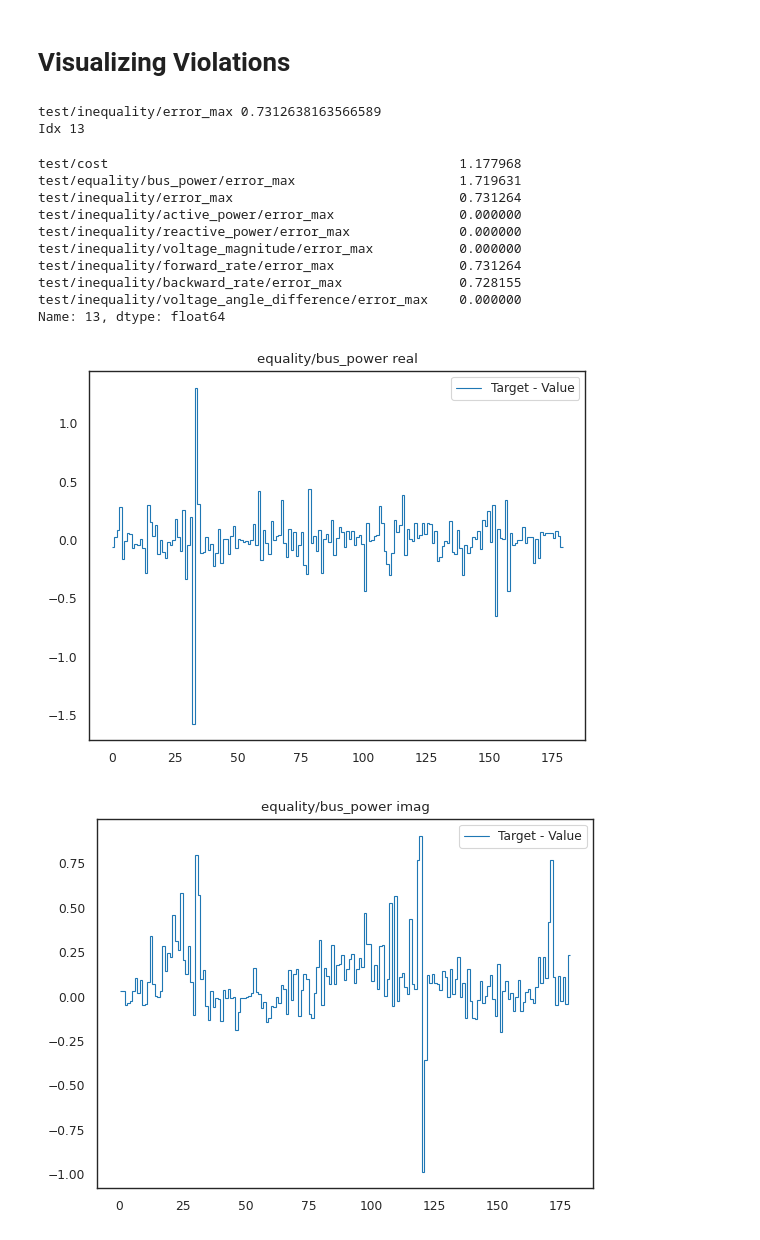
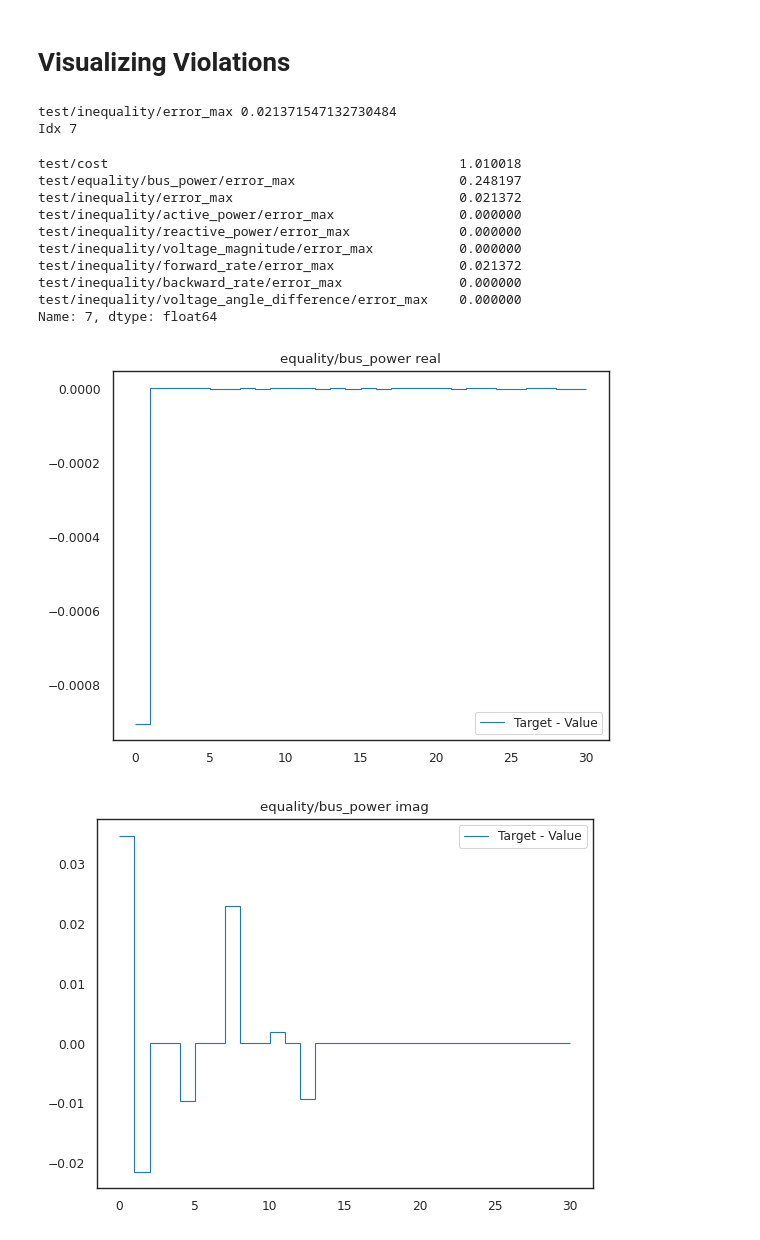
Before and after one commit to Damowerko/opf, a Jupyter notebook: notebooks/analysis.ipynb, the cells around one changed output. Saved outputs shown, nothing was run; the diff lists cells and outputs as text; code cells hidden in the pictures.

```diff
--- a/notebooks/analysis.ipynb
+++ b/notebooks/analysis.ipynb
@@ -26,6 +24,11 @@ run_id = "2jmue1ei"
+# %%
+run_uri = "wandb://damowerko/opf/2jmue1ei"
 # %%
+base, path = run_uri.split("://")
+if base != "wandb":
+    raise ValueError("Only wandb runs are supported")
 api = wandb.Api()
-run = api.run(f"damowerko/opf/{run_id}")
+run = api.run(path)
 
 run.config.update(data_dir="../data")
 dm = opf.dataset.CaseDataModule(**run.config)
@@ -33,7 +36,7 @@ barrier = utils.create_model(run.config).cpu().eval()
 
 # load checkpoint
 with TemporaryDirectory() as tmpdir:
-    artifact = api.artifact(f"damowerko/opf/model-{run_id}:best")
+    artifact = api.artifact(f"damowerko/opf/model-{run.id}:best")
     checkpoint_path = artifact.download(root=tmpdir)
     checkpoint = torch.load(Path(checkpoint_path) / "model.ckpt", map_location="cpu")
     barrier.load_state_dict(checkpoint["state_dict"], strict=True)
@@ -178,7 +181,7 @@ FlowLayout().all_open()
 # Visualizing Violations
 # %%
 sort_term = "test/inequality/error_max"
-quantile = 1
+quantile = 0.5
 
 s = df[sort_term]
 index = int((s.sort_values()[::-1] <= s.quantile(quantile)).idxmax())
@@ -198,32 +201,34 @@ df.iloc[index][
     ]
 ]
 # %% [output]
-test/inequality/error_max 0.7312638163566589
-Idx 13
+test/inequality/error_max 0.021371547132730484
+Idx 7
-test/cost                                             1.177968
-test/equality/bus_power/error_max                     1.719631
-test/inequality/error_max                             0.731264
+test/cost                                             1.010018
+test/equality/bus_power/error_max                     0.248197
+test/inequality/error_max                             0.021372
 test/inequality/active_power/error_max                0.000000
 test/inequality/reactive_power/error_max              0.000000
 test/inequality/voltage_magnitude/error_max           0.000000
-test/inequality/forward_rate/error_max                0.731264
-test/inequality/backward_rate/error_max               0.728155
+test/inequality/forward_rate/error_max                0.021372
+test/inequality/backward_rate/error_max               0.000000
 test/inequality/voltage_angle_difference/error_max    0.000000
-Name: 13, dtype: float64
+Name: 7, dtype: float64
 # %%
 # perform inference on the test set
 from opf.plot import plot_constraints
 import opf.powerflow as pf
 
 with torch.no_grad():
     dm.setup("test")
     dataset = dm.test_dataset
     assert isinstance(dataset, opf.dataset.StaticGraphDataset)
-    data = dataset[0]
+    data = dataset[index]
     V, S, Sd = barrier.float()(data)
-    variables, _, _, _ = barrier._step_helper(V, S, Sd, data.powerflow_parameters)
+    variables, _, _, _ = barrier._step_helper(
+        V, S, Sd, data.powerflow_parameters, project_powermodels=True
+    )
     constraints = pf.build_constraints(variables, data.powerflow_parameters)
     plots = plot_constraints(constraints)
 # %% [output]
-[figure, old version]
+[figure, new version]
-[figure, old version]
+[figure, new version]
```
Also changed, not shown: parts of 5 cells of this notebook, 6 other files.
